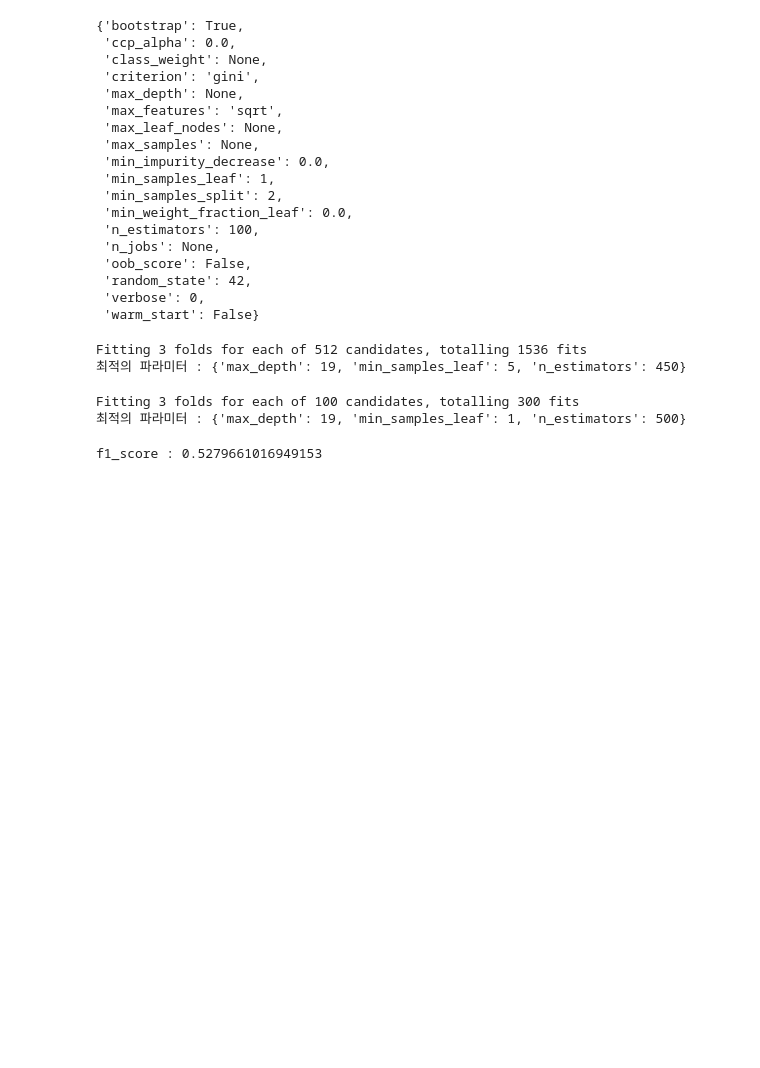
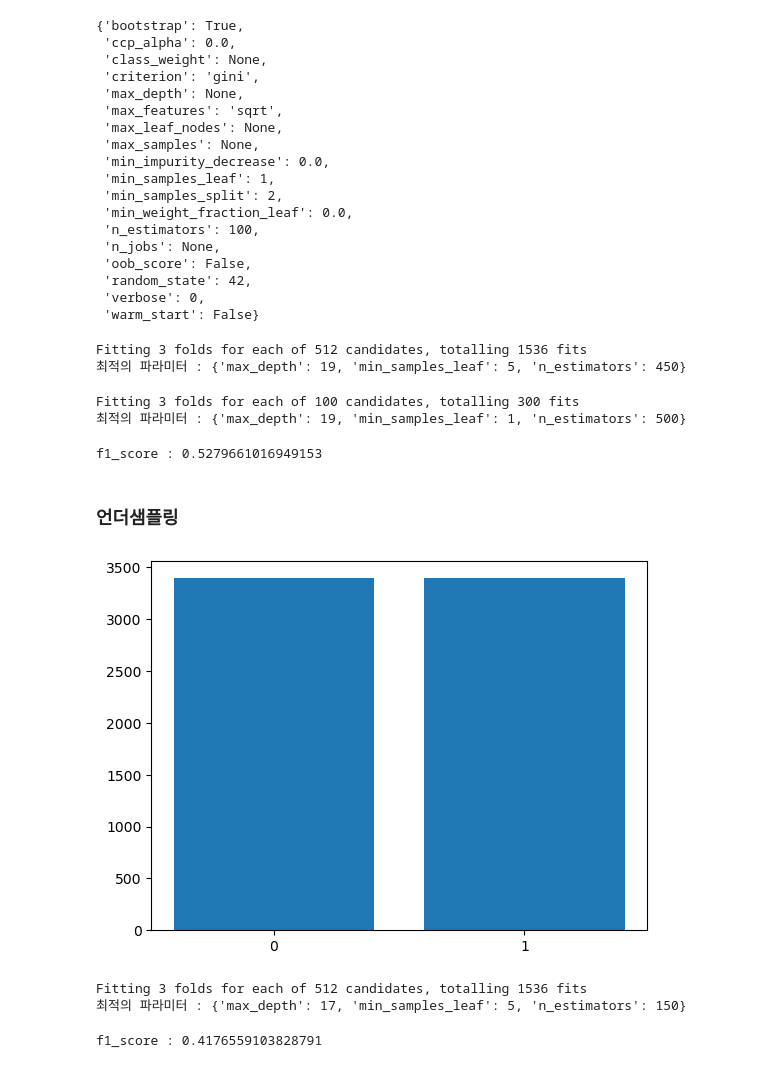
Before and after one commit to Junoflows/LG_Aimers_phase2, a Jupyter notebook: model.ipynb, the cells around one changed output. Drawn from its saved outputs; the diff is of its cells as text; code cells hidden in the pictures; blank space fills up the shorter version.

Commit message:
modeling

```diff
--- a/model.ipynb
+++ b/model.ipynb
@@ -106,3 +123,34 @@ y_pred = rf_clf.predict(X_test)
 print('f1_score :', f1_score(y_test, y_pred))
 # %% [output]
 f1_score : 0.5279661016949153
+# %% [markdown]
+### 언더샘플링
+# %%
+from imblearn.under_sampling import RandomUnderSampler
+X_resampled, y_resampled = RandomUnderSampler(random_state=42).fit_resample(X_train, y_train)
+
+plt.bar(y_resampled.value_counts().index, y_resampled.value_counts().values)
+plt.xticks(y_resampled.value_counts().index)
+plt.show()
+# %% [output]
+[figure, added]
+# %%
+from sklearn.model_selection import GridSearchCV
+from sklearn.ensemble import RandomForestClassifier
+rf_clf = RandomForestClassifier(random_state=42)
+param_grid = {'max_depth' : np.arange(5, 20, 2), 'min_samples_leaf' : np.arange(5, 20, 2), 'n_estimators' : np.arange(100, 500, 50)}
+grid_rf_clf = GridSearchCV(rf_clf, param_grid, verbose = True, cv = 3, scoring='f1')
+grid_rf_clf.fit(X_resampled, y_resampled)
+
+print('최적의 파라미터 :', grid_rf_clf.best_params_)
+# %% [output]
+Fitting 3 folds for each of 512 candidates, totalling 1536 fits
+최적의 파라미터 : {'max_depth': 17, 'min_samples_leaf': 5, 'n_estimators': 150}
+# %%
+rf_clf = RandomForestClassifier(max_depth=17, min_samples_leaf=5, random_state=42, n_estimators=150)
+rf_clf.fit(X_resampled, y_resampled)
+
+y_pred = rf_clf.predict(X_test)
+print('f1_score :', f1_score(y_test, y_pred))
+# %% [output]
+f1_score : 0.4176559103828791
```
Also changed, not shown: parts of 13 cells of this notebook, 2 other files.
